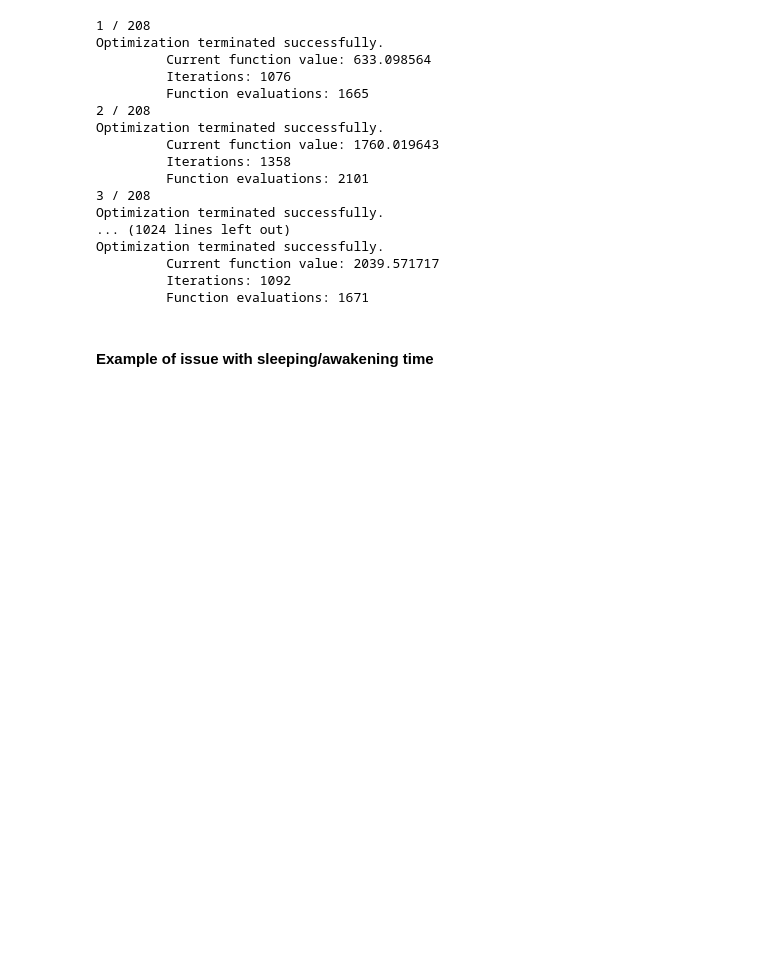
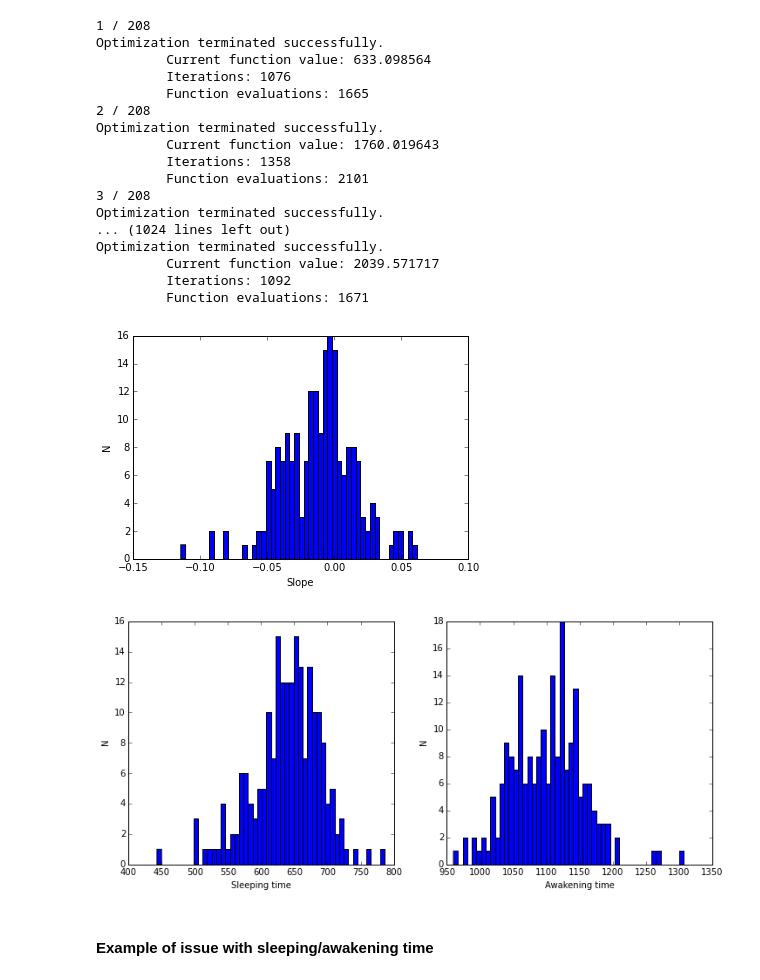
Before and after one commit to pastorenick/StressTest, a Jupyter notebook: Stress_analysis_fit.ipynb, the cells around one changed output. Drawn from its saved outputs; the diff is of its cells as text; code cells hidden in the pictures; blank space fills up the shorter version.

```diff
--- a/Stress_analysis_fit.ipynb
+++ b/Stress_analysis_fit.ipynb
@@ -149,37 +159,33 @@ sleepingtime = []
 awakingtime = []
 for ii in dicSolution.keys():
     slope_2.append(dicSolution[ii].x[1])
     sleepingtime.append(dicSolution[ii].x[6])
     awakingtime.append(dicSolution[ii].x[7])
 
 
 # Plot
 figure(0)
 hh = hist(slope_2, 50)
 xlabel('Slope'); ylabel('N')
 
 figure(num=1, figsize=(12,5))
 ax1, ax2 = subplot(121), subplot(122)
 hh_sleep = ax1.hist(sleepingtime, 50); ax1.set_xlabel('Sleeping time'); ax1.set_ylabel('N')
 hh_awake = ax2.hist(awakingtime, 50); ax2.set_xlabel('Awakening time'); ax2.set_ylabel('N')
 
 
 
 # SAVE Slopes as pandas DF -> csv
 
 seriesSleepTime_fit = pd.Series(sleepingtime)
 seriesAwakeTime_fit = pd.Series(awakingtime)
 seriesSlope_fit = pd.Series(slope_2)
 seriesID = pd.Series(dicSolution.keys())
 
 dic_fit = {'ID':seriesID, 'Slope': seriesSlope_fit,
            'SleepTime': seriesSleepTime_fit, 'AwakeTime': seriesAwakeTime_fit}
 
 df_fit = pd.DataFrame(dic_fit)
-import rpy2
-import rpy2.robjects as robjects
-from rpy2.robjects import pandas2ri
-pandas2ri.activate()
-
-# Save series of slopes as .csv
-write_csv(dicSlope,'Fit.csv')
+# %% [output]
+[figure, added]
+[figure, added]
```
Also changed, not shown: parts of 7 cells of this notebook, 3 other files.
